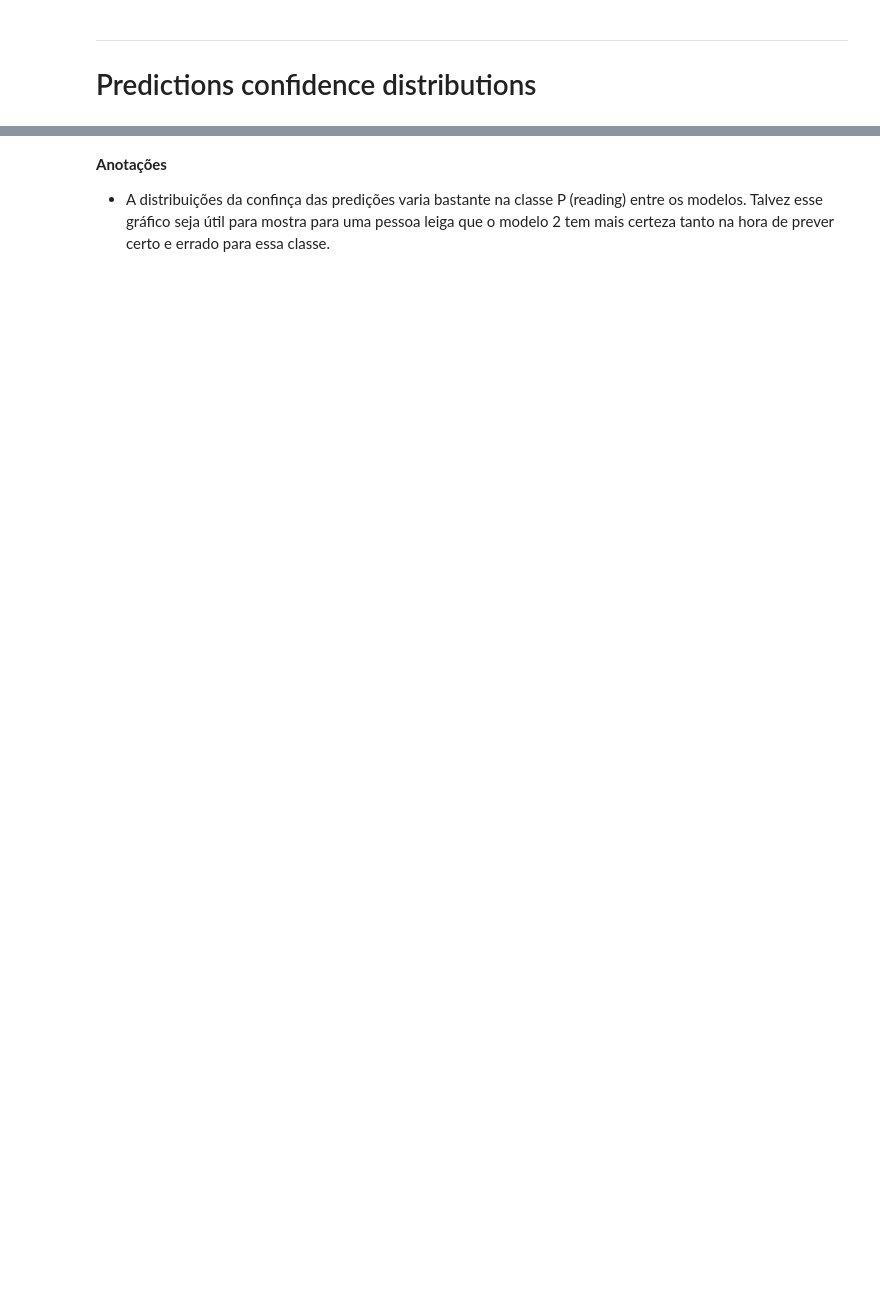
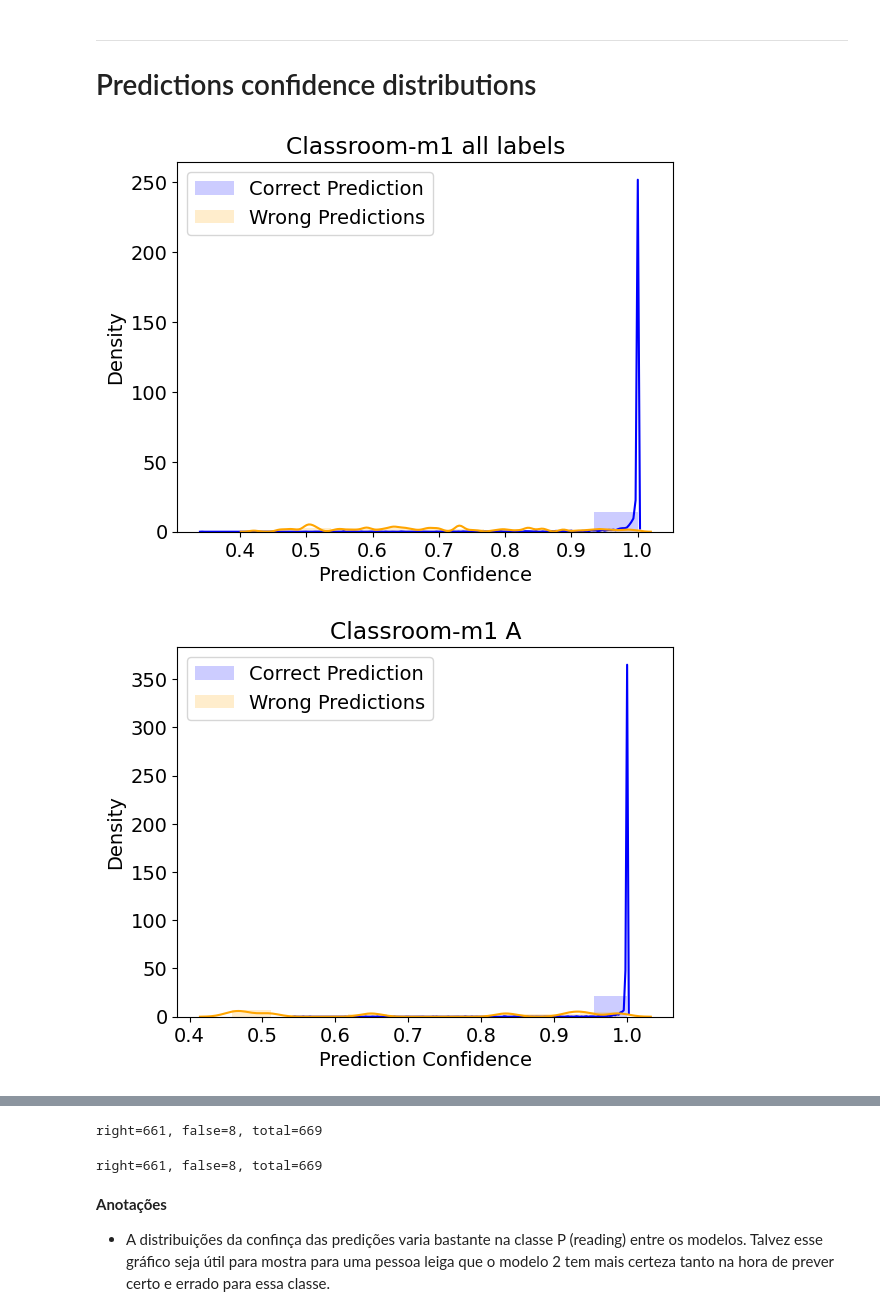
Before and after one commit to diogoalves/SiMWiSense, a Jupyter notebook: Scripts/11-Analyse-experiment1-data.ipynb, the cells around one changed output, grey strips where cells are left out. Cells and saved outputs as stored; diff of their text form; code cells hidden in the pictures; blank space fills up the shorter version.

```diff
--- a/Scripts/11-Analyse-experiment1-data.ipynb
+++ b/Scripts/11-Analyse-experiment1-data.ipynb
@@ -31,14 +42,17 @@ print('CSV shape:', csv1.shape, csv2.shape)
 # %%
 labels = ['A', 'C', 'P', 'S']
 csvs = [csv1, csv2]
-titles = ['Classroom-m1', 'Classroom-m1m2m3']
+titles = ['Classroom-m1', 'ClassroomOffice-m1m2m3']
 index = 0
 for csv in csvs:
   right_predictions = csv.loc[csv['right_prediction']==True, 'predicted_prob'].to_list()
   false_predictions = csv.loc[csv['right_prediction']==False, 'predicted_prob'].to_list()
   util.plot_prediction_confidence_distribution(right_predictions, false_predictions, title=f'{titles[index]} all labels')
   for label in labels:
     right_predictions = csv.loc[(csv['right_prediction']==True) & (csv['label']==label), 'predicted_prob'].to_list()
     false_predictions = csv.loc[(csv['right_prediction']==False) & (csv['label']==label), 'predicted_prob'].to_list()
     util.plot_prediction_confidence_distribution(right_predictions, false_predictions, title=f'{titles[index]} {label}')
   index += 1
+# %% [output]
+[figure, added]
+[figure, added]
@@ -45,3 +67,18 @@ for csv in csvs:
+# %%
+csv = csv1
+label = 'S'
+right_predictions = csv.loc[(csv['right_prediction']==True) & (csv['label']==label) & (csv['source'].str.contains('fine_grained/Classroom/80MHz/3mo/m1/Slots/Test/test_set.csv'))]
+false_predictions = csv.loc[(csv['right_prediction']==False) & (csv['label']==label) & (csv['source'].str.contains('fine_grained/Classroom/80MHz/3mo/m1/Slots/Test/test_set.csv'))]
+print(f'right={len(right_predictions)}, false={len(false_predictions)}, total={len(right_predictions)+len(false_predictions)}')
+# %% [output]
+right=661, false=8, total=669
+# %%
+csv = csv2
+label = 'S'
+csv.loc[(csv['right_prediction']==True) & (csv['label']==label) & (csv['source'].str.contains('fine_grained/Classroom/80MHz/3mo/m1/Slots/Test/test_set.csv'))]
+print(f'right={len(right_predictions)}, false={len(false_predictions)}, total={len(right_predictions)+len(false_predictions)}')
+# %% [output]
+right=661, false=8, total=669
 # %% [markdown]
 **Anotações**
 - A distribuições da confinça das predições varia bastante na classe P (reading) entre os modelos. Talvez esse gráfico seja útil para mostra para uma pessoa leiga que o modelo 2 tem mais certeza tanto na hora de prever certo e errado para essa classe.
```
Also changed, not shown: parts of 9 cells of this notebook, 14 other files.
